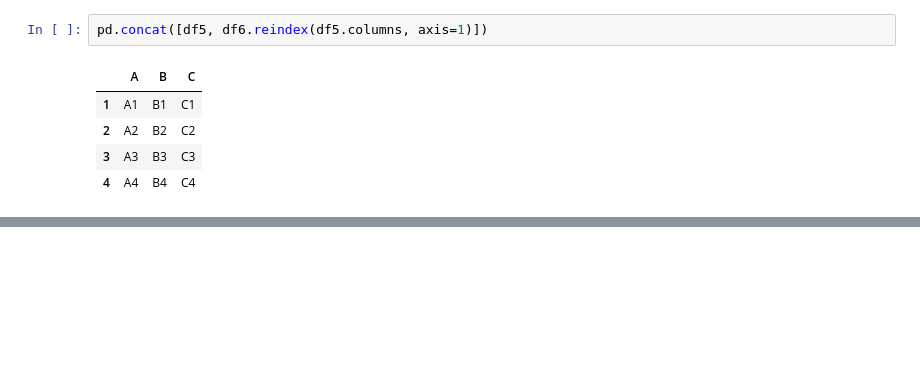
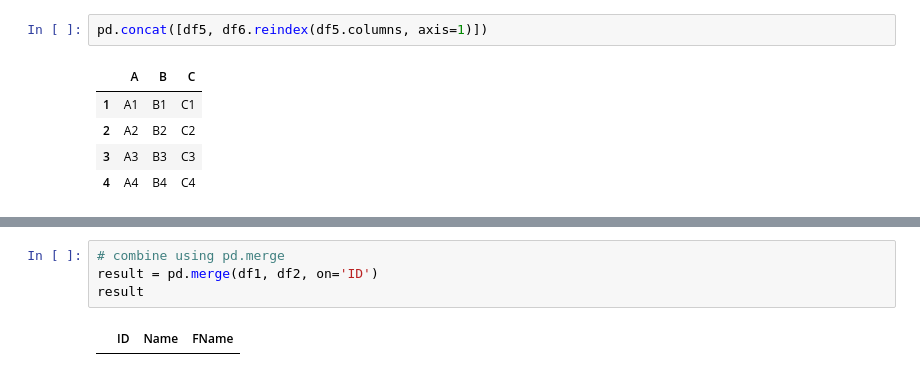
Before and after one commit to WillardDev/Python_Data_Analysis, a Jupyter notebook: Concat_And_Append.ipynb, the cells around one changed output, grey strips where cells are left out. Cells and saved outputs as stored; diff of their text form; blank space fills up the shorter version.

```diff
--- a/Concat_And_Append.ipynb
+++ b/Concat_And_Append.ipynb
@@ -246,0 +267,6 @@ pd.concat([df5, df6.reindex(df5.columns, axis=1)])
+# %%
+# combine using pd.merge
+result = pd.merge(df1, df2, on='ID')
+result
+# %% [output]
+|  | ID | Name | FName |
```
Also changed, not shown: parts of 2 cells of this notebook.
